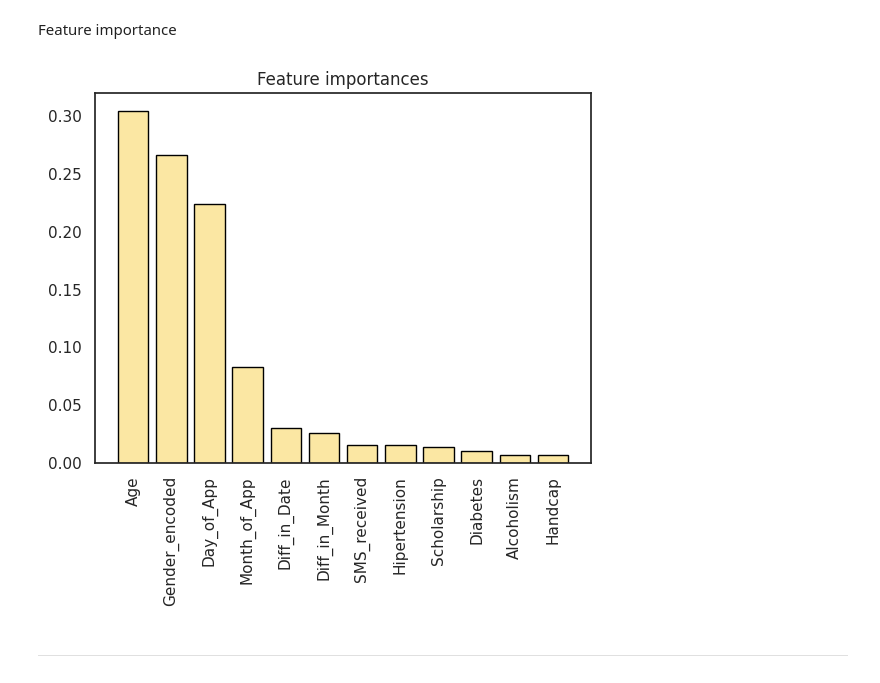
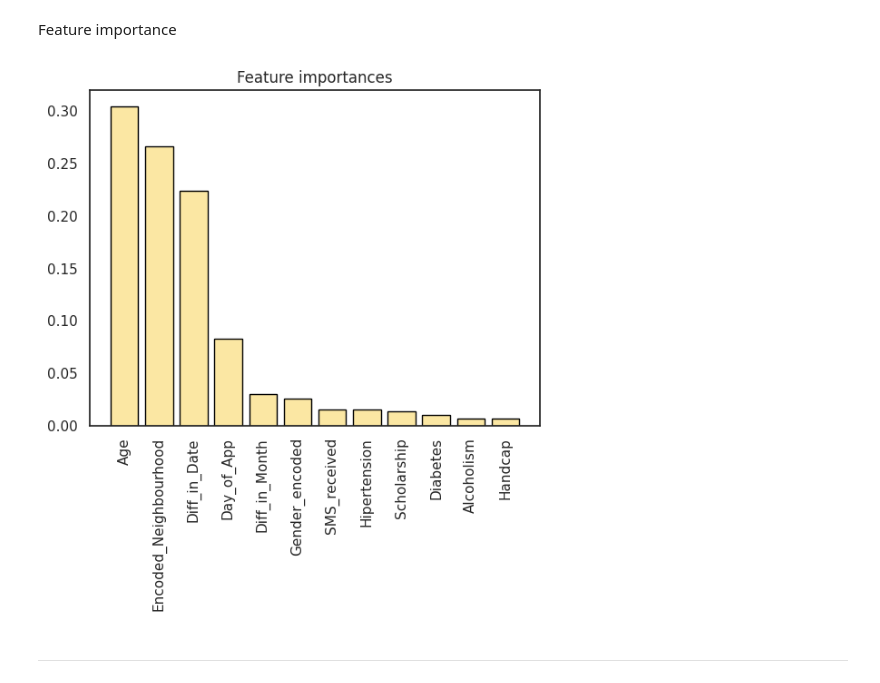
Before and after one commit to JenishRevaldo/Patient-No-show-Behaviour-Analysis, a Jupyter notebook: Notebooks/Patient_No_show_Behaviour_Analysis_2.ipynb, the cells around one changed output. Saved outputs shown, nothing was run; the diff lists cells and outputs as text; code cells hidden in the pictures.

```diff
--- a/Notebooks/Patient_No_show_Behaviour_Analysis_2.ipynb
+++ b/Notebooks/Patient_No_show_Behaviour_Analysis_2.ipynb
@@ -639,17 +639,17 @@ Feature importance
 # %%
 importances = classifier.feature_importances_
 indices = np.argsort(importances)[::-1]
 
-X_df = train_df.iloc[:,[5,7,8,9,10,11,12,17,19,20,21,23,24]]
+X_df = train_df.iloc[:,[5,7,8,9,10,11,12,19,20,21,23,24]]
 plt.figure()
 plt.title("Feature importances")
 plt.bar(range(X_train.shape[1]), importances[indices],
         color="#FBE7A3", align="center", edgecolor="black")
 plt.xticks(range(X_train.shape[1]), X_df.columns[indices], rotation=90)
 plt.xlim([-1, X_train.shape[1]])
 plt.show()
 # %% [output]
-[figure, old version]
+[figure, new version]
 # %% [markdown]
 - - -
 # %% [markdown]
```
